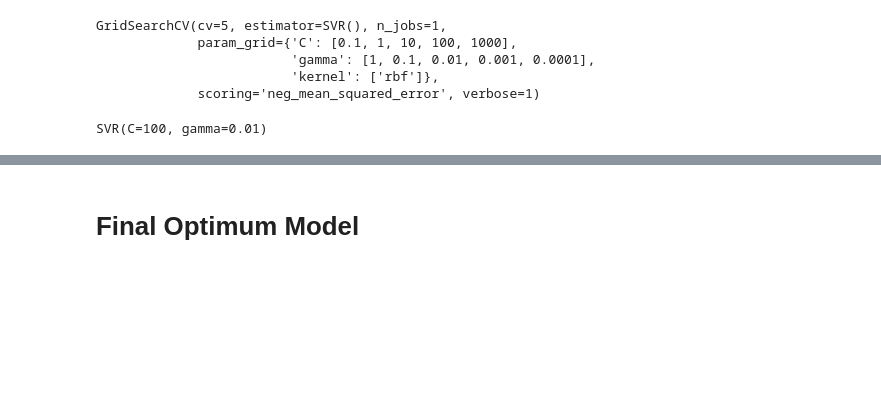
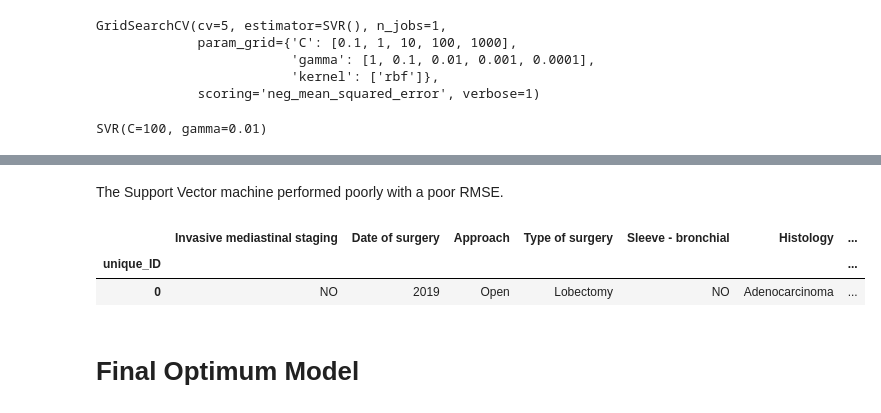
Before and after one commit to CHRISTINEMUTHEE/Lung-Cancer-, a Jupyter notebook: mass_code.ipynb, the cells around one changed output, grey strips where cells are left out. Cells and saved outputs as stored; diff of their text form; code cells hidden in the pictures; blank space fills up the shorter version.

```diff
--- a/mass_code.ipynb
+++ b/mass_code.ipynb
@@ -970,3 +971,11 @@ print(RMSE3)
+# %% [markdown]
+The Support Vector machine performed poorly with a poor RMSE.
+# %%
+df_poland.head(1)
+# %% [output]
+|  | Invasive mediastinal staging | Date of surgery | Approach | Type of surgery | Sleeve - bronchial | Histology | ... |
+| unique_ID |  |  |  |  |  |  | ... |
+| 0 | NO | 2019 | Open | Lobectomy | NO | Adenocarcinoma | ... |
 # %% [markdown]
 # Final Optimum Model
 # %%
```
Also changed, not shown: parts of 21 cells of this notebook.
